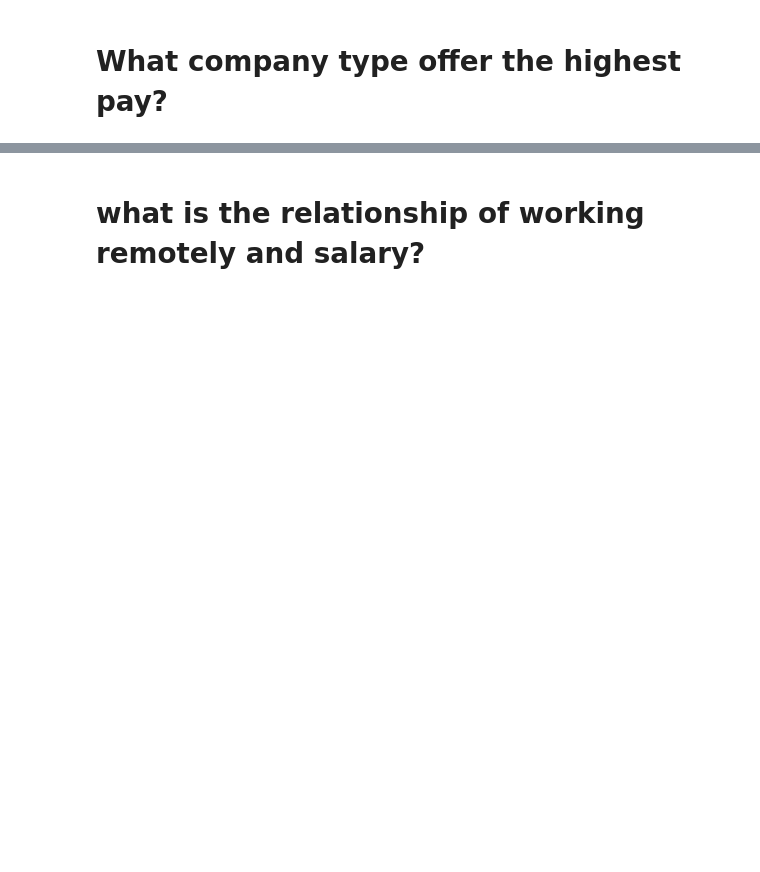
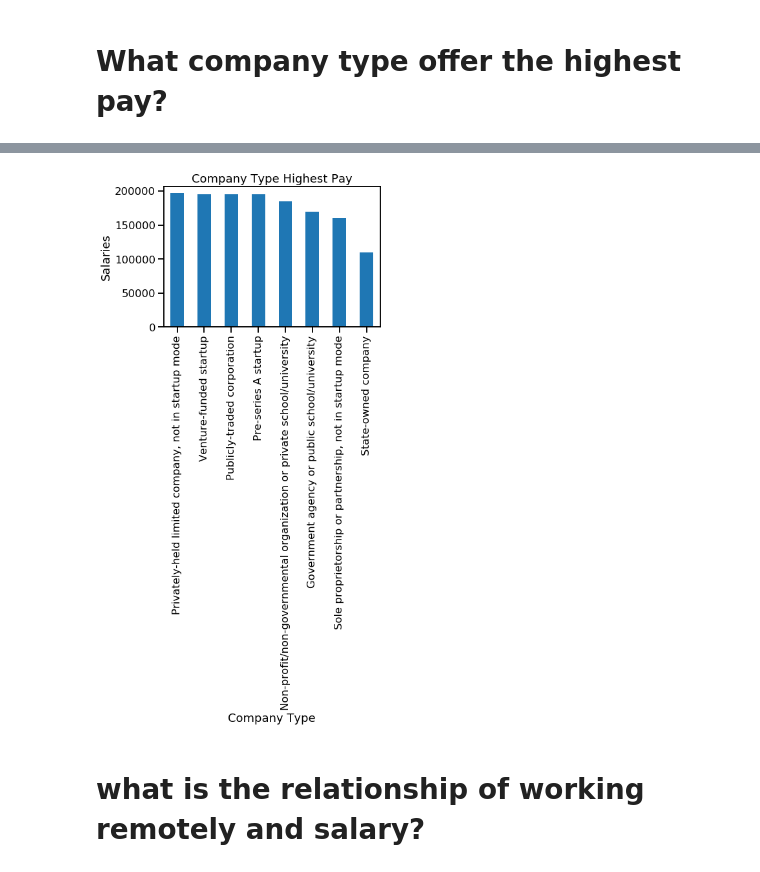
Before and after one commit to ozkary/jupyter, a Jupyter notebook: usaDevAnalysis.ipynb, the cells around one changed output, grey strips where cells are left out. Saved outputs shown, nothing was run; the diff lists cells and outputs as text; code cells hidden in the pictures; blank space fills up the shorter version.

Commit message:
add clustered chart

```diff
--- a/usaDevAnalysis.ipynb
+++ b/usaDevAnalysis.ipynb
@@ -20,6 +20,8 @@ from sklearn.linear_model import LinearRegression
 from sklearn.model_selection import train_test_split
 from sklearn.metrics import r2_score, mean_squared_error
 
+# control font
+sns.set_context('talk')
 
 df = pd.read_csv('./survey_results_public.csv')
 pd.set_option("max_columns", None)
@@ -35,6 +51,6 @@ dfUSA.head()
 # %%
 # clean up
 serExclude = ["I don't know","I prefer not to answer","Something else"]
-dfHighSal = dfUSA[~dfUSA['CompanyType'].isin(serExclude)]
-dfHighSal = dfHighSal.groupby("CompanyType")['Salary'].max().sort_values(ascending=False)
-dfHighSal.head()
+dfValidCompanies = dfUSA[~dfUSA['CompanyType'].isin(serExclude)]
+dfCompanies = dfValidCompanies.groupby("CompanyType")['Salary'].max().sort_values(ascending=False)
+dfCompanies.head()
@@ -41,10 +65,12 @@ dfHighSal.head()
 # %%
-dfHighSal.plot(kind='bar',x='CompanyType',y='Salary')
+dfCompanies.plot(kind='bar',x='CompanyType',y='Salary')
 
 plt.ylabel('Salaries')
 plt.xlabel('Company Type')
 plt.title('Company Type Highest Pay')
 plt.show()
+# %% [output]
+[figure, added]
 # %% [markdown]
 # what is the relationship of working remotely and salary?
 # %%
```
Also changed, not shown: parts of 8 cells of this notebook, 3 other files.
